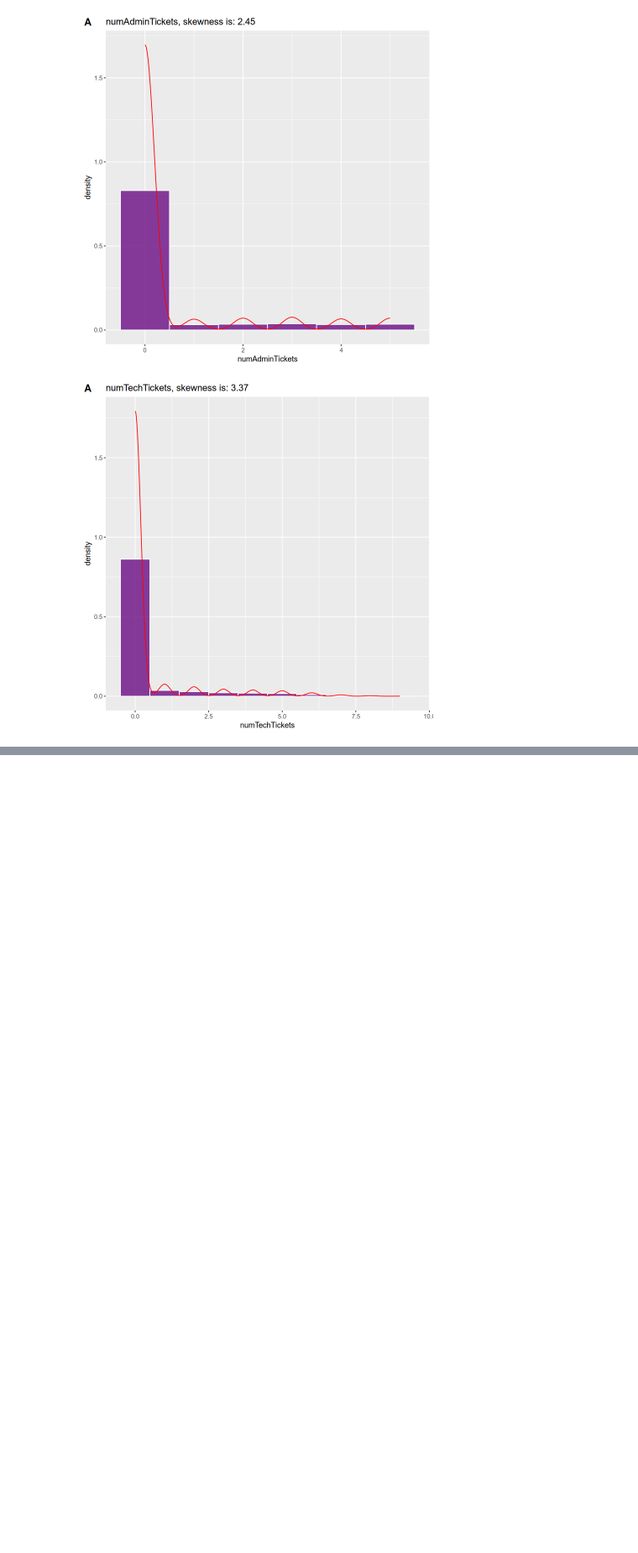
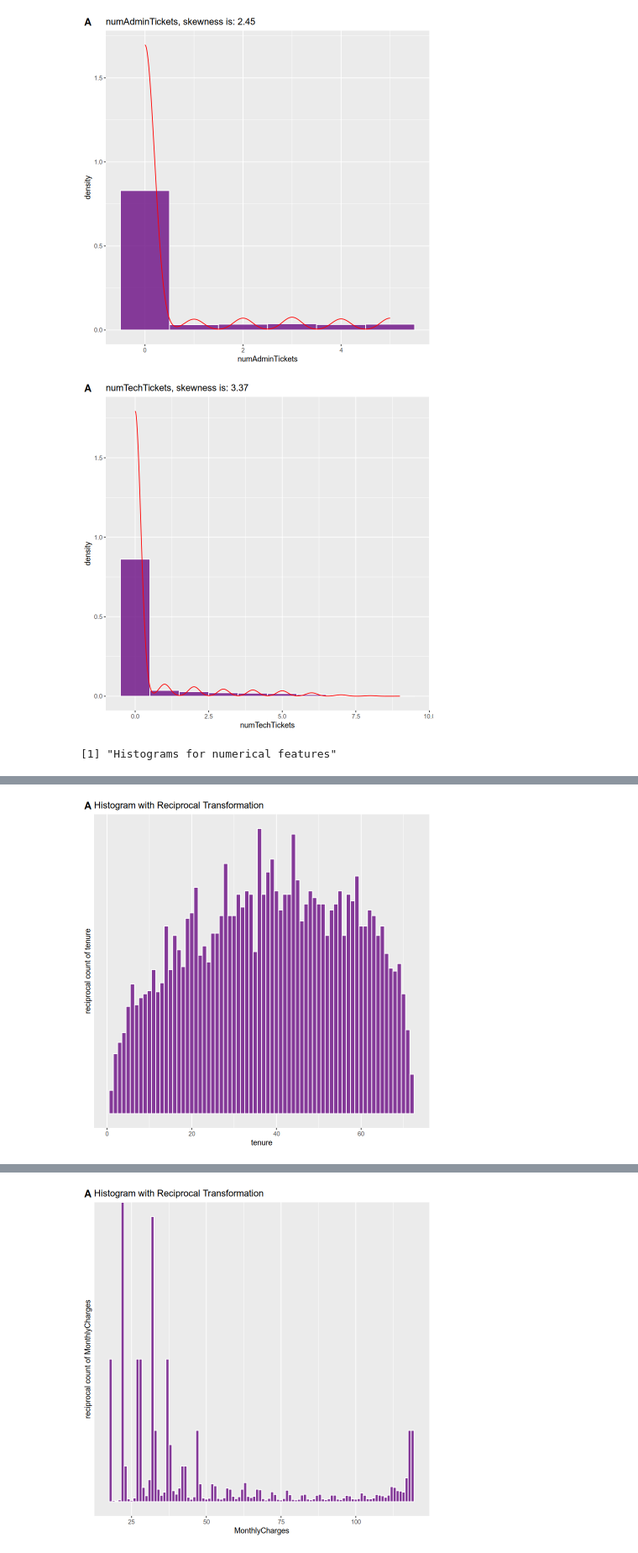
Before and after one commit to Sachin-Bhat/MH3511-Telco-Churn-Rate, a Jupyter notebook: Project.ipynb, the cells around one changed output, grey strips where cells are left out. Shown at 84% size. Drawn from its saved outputs; the diff is of its cells as text; code cells hidden in the pictures; blank space fills up the shorter version.

Commit message:
Added transformations

```diff
--- a/Project.ipynb
+++ b/Project.ipynb
@@ -468,3 +468,47 @@ histograms_custom(dataset = df1, columns_list = numeric_columns[5], rows = 1, co
 [figure]
 [figure]
 [figure]
+# %%
+histograms_custom <- function(dataset, columns_list, rows, cols, subtitle) {
+  # Calculate number of plots
+  num_plots <- rows * cols
+
+  # Check if number of columns is greater than the number of plots
+  if (length(columns_list) < num_plots) {
+    stop("Number of columns is less than the number of plots.")
+  }
+
+  # Create a list of plots
+  plots <- list()
+  for (i in 1:num_plots) {
+    # Calculate the row and column number for each plot
+    row <- ((i - 1) %/% cols) + 1
+    col <- (i - 1) %% cols + 1
+
+    # Create a ggplot for the current column
+    plots[[i]] <- ggplot(dataset, aes_string(x = columns_list[i])) +
+      geom_histogram(binwidth = 1, aes(y = after_stat(density)), fill = "#6A0D83", alpha = 0.8, color = "white") +
+      scale_y_continuous(trans = "reciprocal") +
+      #scale_x_continuous(trans = "reciprocal") +
+      labs(y = paste0("reciprocal count of ", columns_list[i]) , x = columns_list[i], title = "Histogram with Reciprocal Transformation")
+  }
+
+  # Combine the plots into a single figure
+  fig <- cowplot::plot_grid(plotlist = plots, nrow = rows, ncol = cols, labels = "AUTO")
+
+  # Add the suptitle to the figure
+  fig <- ggdraw(fig) + draw_label(subtitle, fontface = "bold", y = 1, size = 14)
+
+  # Return the figure
+  return(fig)
+}
+
+print("Histograms for numerical features")
+# Call the function
+histograms_custom(dataset = df1, columns_list = numeric_columns[1], rows = 1, cols = 1, subtitle = "")
+histograms_custom(dataset = df1, columns_list = numeric_columns[2], rows = 1, cols = 1, subtitle = "")
+histograms_custom(dataset = df1, columns_list = numeric_columns[3], rows = 1, cols = 1, subtitle = "")
+histograms_custom(dataset = df1, columns_list = numeric_columns[4], rows = 1, cols = 1, subtitle = "")
+histograms_custom(dataset = df1, columns_list = numeric_columns[5], rows = 1, cols = 1, subtitle = "")
+# %% [output]
+[1] "Histograms for numerical features"
@@ -470,0 +517 @@ histograms_custom(dataset = df1, columns_list = numeric_columns[5], rows = 1, co
+[figure, added]
@@ -470,0 +520 @@ histograms_custom(dataset = df1, columns_list = numeric_columns[5], rows = 1, co
+[figure, added]
```
Also changed, not shown: parts of 7 cells of this notebook.
